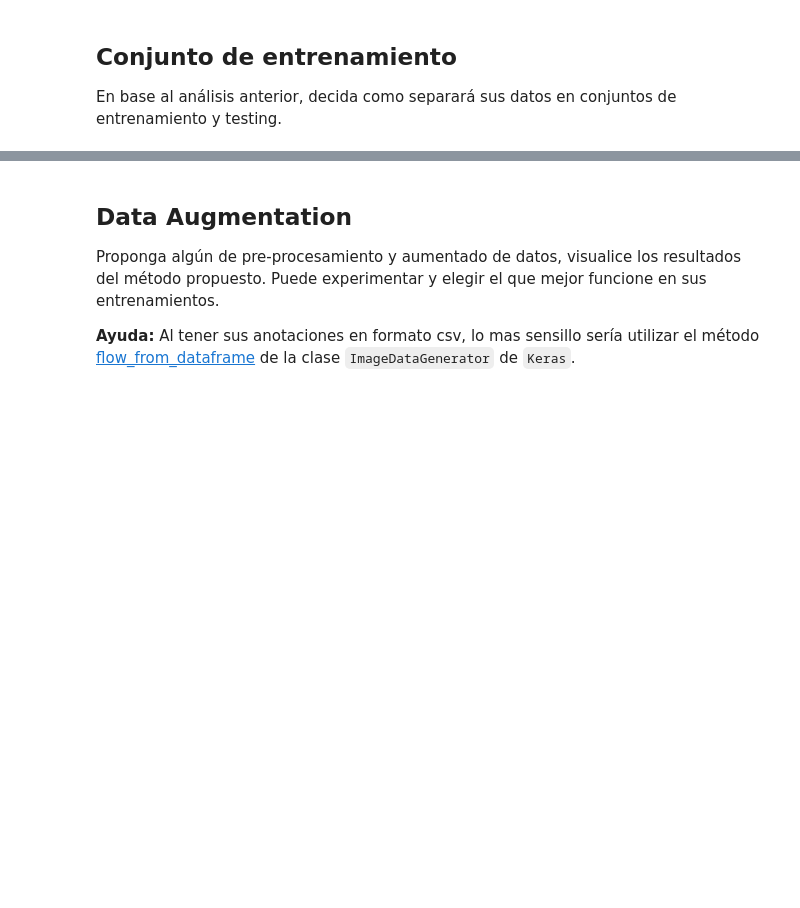
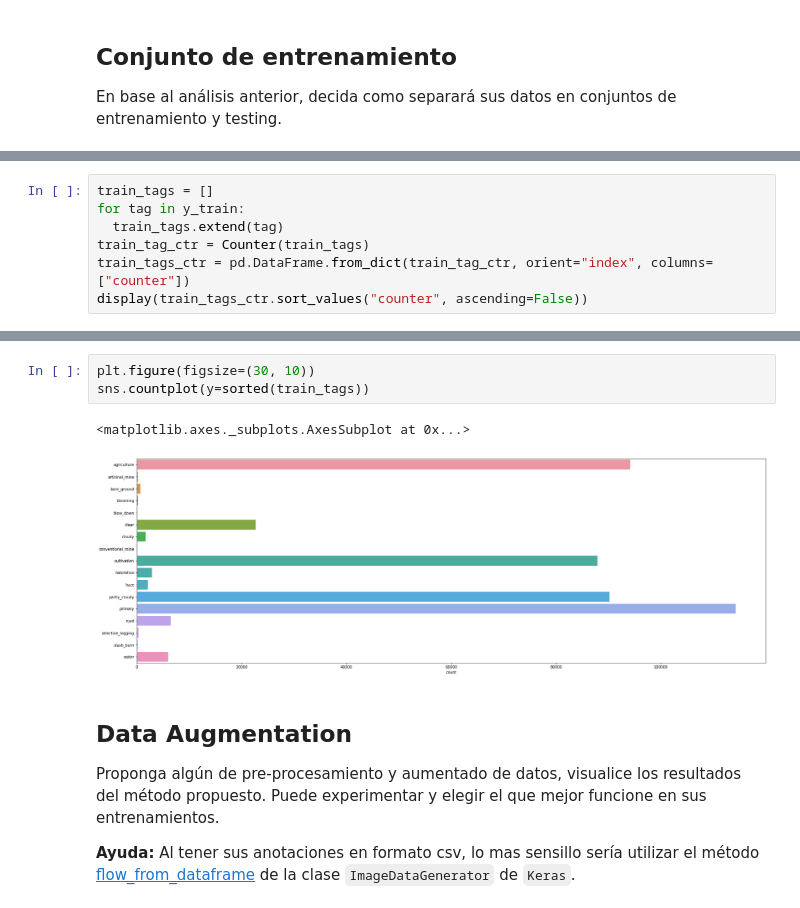
Before and after one commit to gianfrancob/PracticosOptativas, a Jupyter notebook: VisionPorComputadoras/final-lab_2019.ipynb, the cells around one changed output, grey strips where cells are left out. Saved outputs shown, nothing was run; the diff lists cells and outputs as text; blank space fills up the shorter version.

```diff
--- a/VisionPorComputadoras/final-lab_2019.ipynb
+++ b/VisionPorComputadoras/final-lab_2019.ipynb
@@ -273,0 +264,7 @@ TypeError: ignored
+# %%
+train_tags = []
+for tag in y_train:
+  train_tags.extend(tag)
+train_tag_ctr = Counter(train_tags)
+train_tags_ctr = pd.DataFrame.from_dict(train_tag_ctr, orient="index", columns=["counter"])
+display(train_tags_ctr.sort_values("counter", ascending=False))
@@ -274,3 +290,9 @@ TypeError: ignored
+# %%
+plt.figure(figsize=(30, 10))
+sns.countplot(y=sorted(train_tags))
+# %% [output]
+<matplotlib.axes._subplots.AxesSubplot at 0x...>
+[figure, added]
 # %% [markdown]
 ## Data Augmentation
 
```
Also changed, not shown: parts of 7 cells of this notebook.
